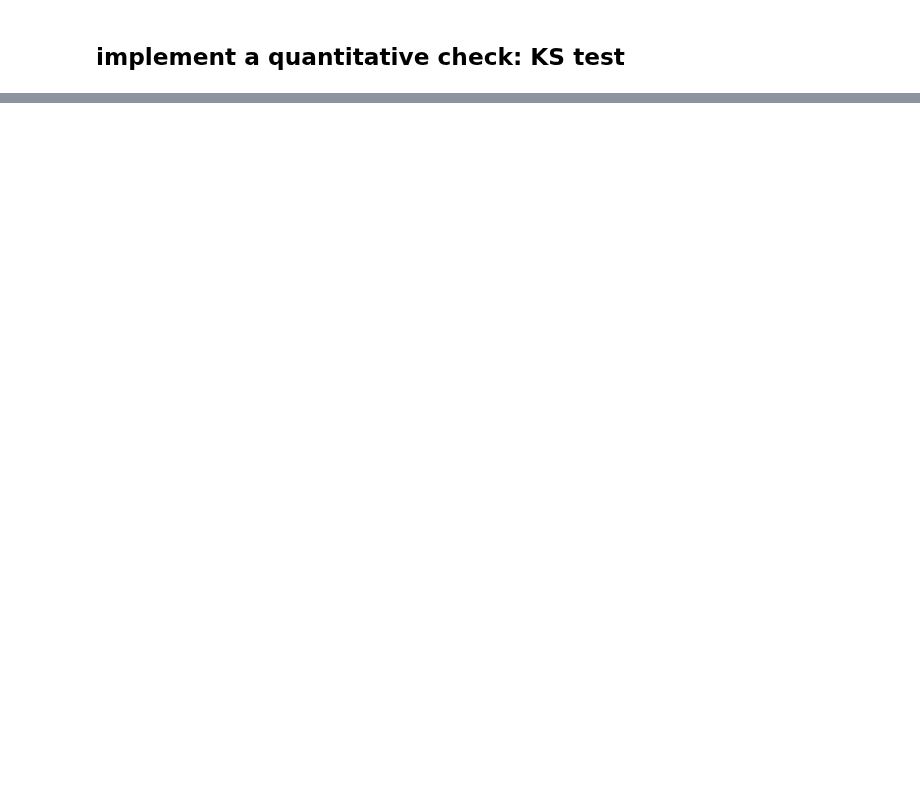
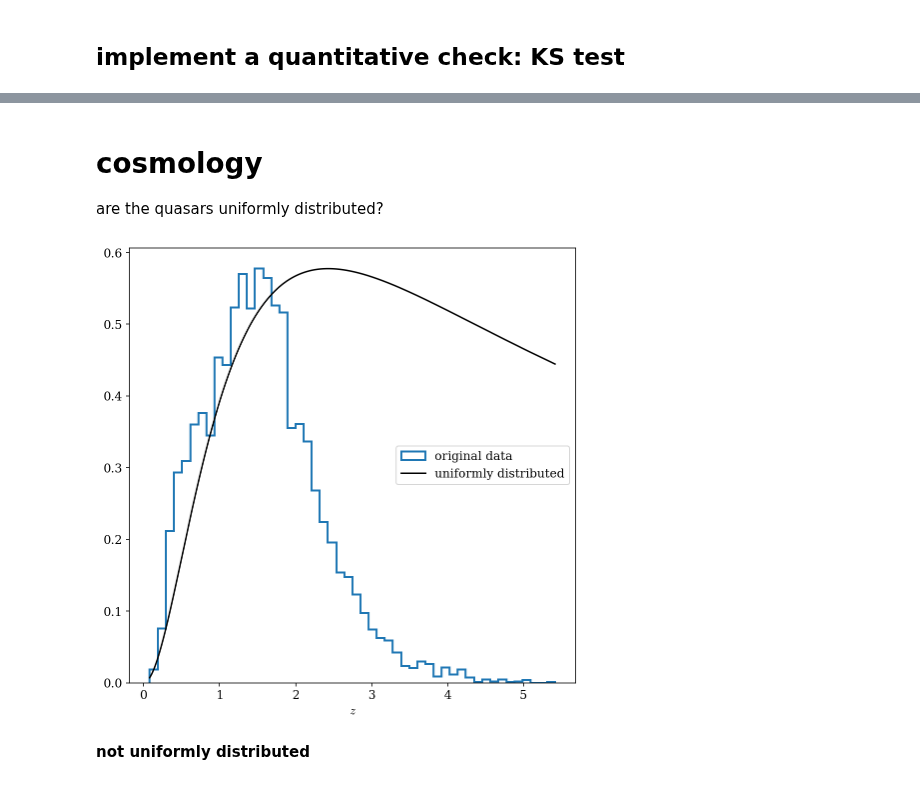
Before and after one commit to asantini29/astrostatistics_bicocca_2022, a Jupyter notebook: working/L04_Cloning_quasars.ipynb, the cells around one changed output, grey strips where cells are left out. Cells and saved outputs as stored; diff of their text form; code cells hidden in the pictures; blank space fills up the shorter version.

Commit message:
cosmology in cloning quasars

```diff
--- a/working/L04_Cloning_quasars.ipynb
+++ b/working/L04_Cloning_quasars.ipynb
@@ -105,0 +106,3 @@ inverse transform: ks = 0.0171, p-value = 0.1074
+# %% [markdown]
+# cosmology
+are the quasars uniformly distributed?
@@ -105,0 +112,20 @@ inverse transform: ks = 0.0171, p-value = 0.1074
+# %%
+cosmo = Planck15
+
+z.sort()
+
+Vc = lambda z: cosmo.differential_comoving_volume(z).value * 4*np.pi #comoving volume
+integral = quad(Vc, 0, max(z))[0]
+Vc_z = Vc(z) / integral #normalize
+# %%
+# plotting
+H, _, _ = plt.hist(z, bins = 50, density = True, histtype = 'step', lw = 2, color='C0', label = 'original data')
+plt.plot(z, max(H)/ max(Vc_z) * Vc_z, c = 'k', label='uniformly distributed')
+
+plt.xlabel(r'$z$')
+plt.legend(loc='center right')
+plt.show()
+# %% [output]
+[figure, added]
+# %% [markdown]
+**not uniformly distributed**
```
Also changed, not shown: parts of 4 cells of this notebook, 1 other file.
